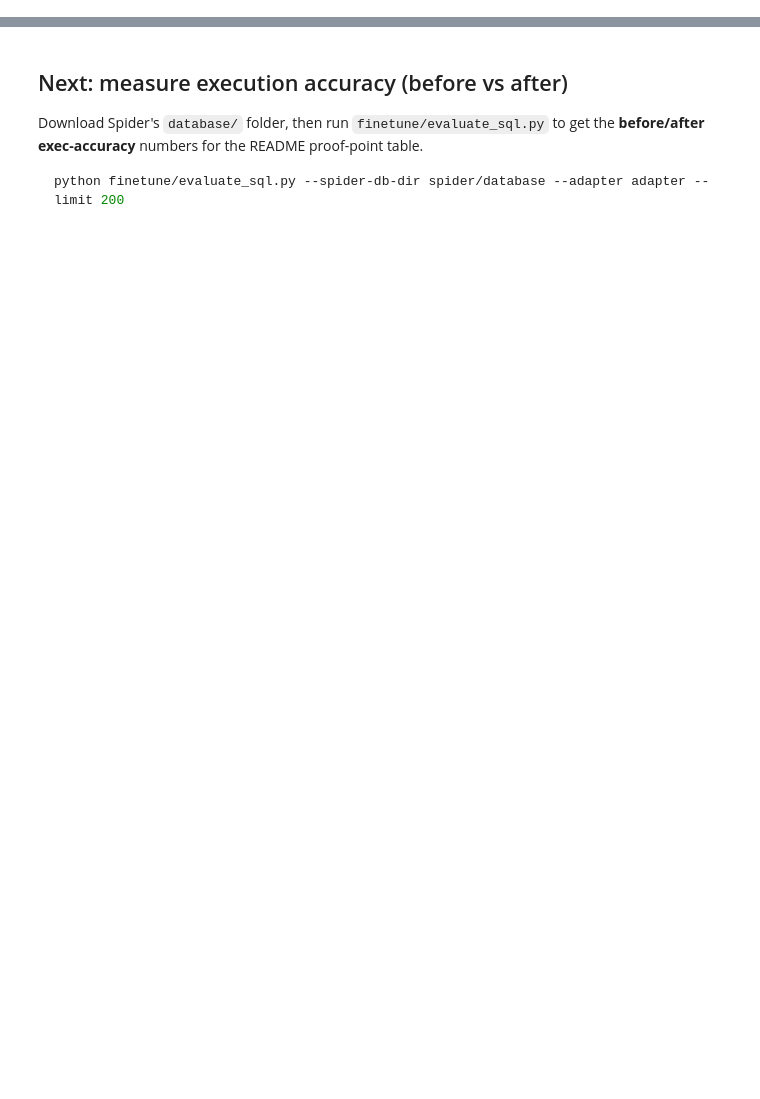
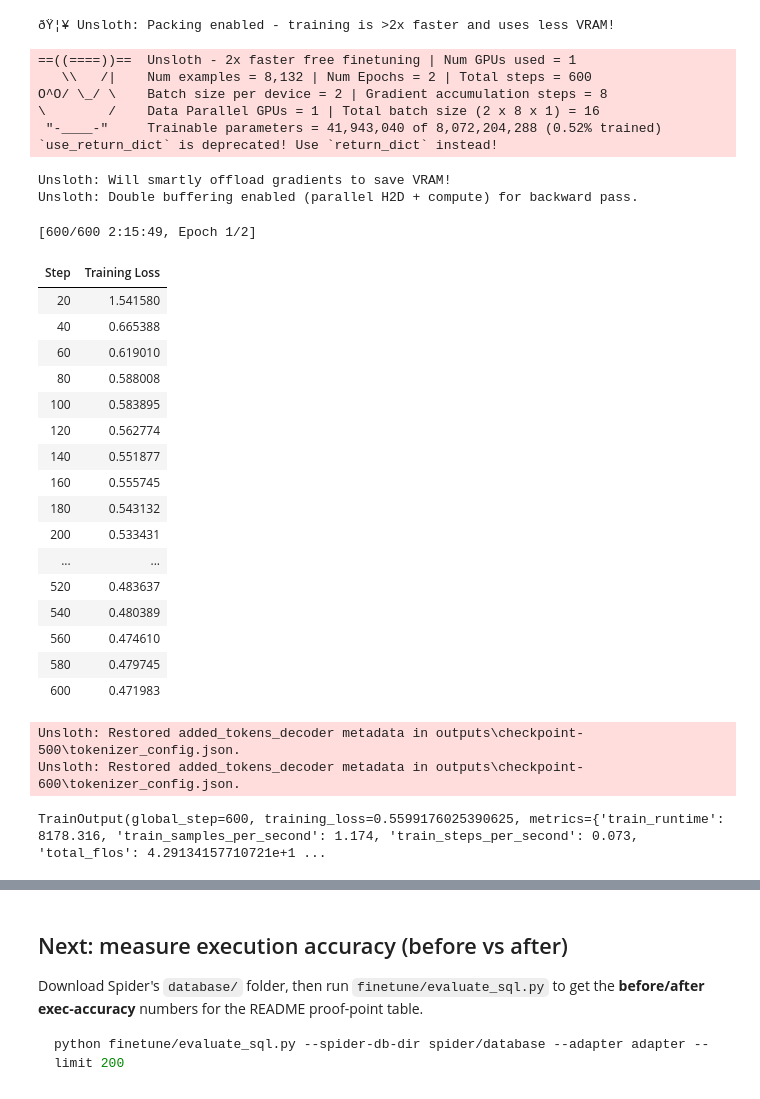
Before and after one commit to Abhi241-bot/Datascience2, a Jupyter notebook: finetune/train_qlora.ipynb, the cells around one changed output, grey strips where cells are left out. Drawn from its saved outputs; the diff is of its cells as text; code cells hidden in the pictures; blank space fills up the shorter version.

```diff
--- a/finetune/train_qlora.ipynb
+++ b/finetune/train_qlora.ipynb
@@ -16,5 +39,8 @@ Phase 1 of the Multi-Agent Analyst System. Fine-tunes a 4-bit base model with QL
 # %%
-# 2. Config — tuned for a single NVIDIA RTX A4500 (20 GB, Ampere / bf16)
+import os
+os.environ["HF_HUB_DISABLE_XET"] = "1"   # avoid hf-xet "fast download" stalls on Windows
+
+# 2. Config â€” tuned for a single NVIDIA RTX A4500 (20 GB, Ampere / bf16)
 BASE_MODEL    = "unsloth/Meta-Llama-3.1-8B-Instruct-bnb-4bit"  # 4-bit base
 MAX_SEQ_LEN   = 1024          # schema+question+SQL is short; 1024 is plenty & much faster than 2048
 LORA_R        = 16
@@ -22,12 +48,13 @@ LORA_ALPHA    = 32
 LORA_DROPOUT  = 0.0
 LEARNING_RATE = 2e-4
 EPOCHS        = 1
-BATCH_SIZE    = 8             # 20 GB handles 8B-4bit @ seq 1024 with packing (drop to 4 if OOM)
-GRAD_ACCUM    = 2             # effective batch = 16
-MAX_STEPS     = 600           # TIME CAP — enough to show a clear before/after delta (~10-15 min).
+BATCH_SIZE    = 2             # was 8 -> maxed 20GB VRAM, forcing slow CPU gradient-offload thrash.
+                              # 2 fits with headroom so unsloth does NOT offload -> far faster/step.
+GRAD_ACCUM    = 8             # effective batch = 16 (unchanged: 2 x 8), so training result is same
+MAX_STEPS     = 600           # TIME CAP â€” enough to show a clear before/after delta (~10-15 min).
                               # Set to 0 to train a full epoch instead (slower, marginally better).
 MAX_TRAIN     = 0             # 0 = all rows; MAX_STEPS already bounds wall-clock
 OUTPUT_DIR    = "outputs"
 ADAPTER_DIR   = "adapter"
-HF_REPO       = ""            # e.g. "your-username/llama31-sql-qlora" to push to the Hub
+HF_REPO       = "abhiram3000/llama31-sql-qlora"
 # %% [markdown]
@@ -83,8 +137,11 @@ model = FastLanguageModel.get_peft_model(
 # %%
-# 5. Train (QLoRA via TRL SFTTrainer) — optimized for RTX A4500
+# 5. Train (QLoRA via TRL SFTTrainer) â€” optimized for RTX A4500
 # Speedups vs the T4 defaults: bf16 (Ampere), packing=True (no padding waste),
 # bigger batch, shorter seq len, and a max_steps time cap.
-# IMPORTANT: pass tokenizer=tokenizer directly — do NOT rename it to processing_class.
+# IMPORTANT: pass tokenizer=tokenizer directly â€” do NOT rename it to processing_class.
+# NOTE: dataset_num_proc=None â€” REQUIRED on Windows. In datasets>=4.x, num_proc=1 still
+# uses a Pool(1) worker that dies in Jupyter ("subprocess abruptly died"); only None
+# takes the pure single-process path. Unsloth keeps None as-is on spawn (Windows).
 from trl import SFTTrainer
 from unsloth import is_bfloat16_supported
 
@@ -101,33 +158,64 @@ targs = dict(
     optim="adamw_8bit",
     weight_decay=0.01,
     lr_scheduler_type="cosine",
     seed=42,
     output_dir=OUTPUT_DIR,
     report_to="none",
 )
 
 # packing=True concatenates short examples to fill MAX_SEQ_LEN -> far fewer steps,
-# big throughput win for short SQL samples. dataset_num_proc speeds up tokenization.
+# big throughput win for short SQL samples.
 try:
     from trl import SFTConfig
     trainer = SFTTrainer(
         model=model,
         tokenizer=tokenizer,
         train_dataset=train_ds,
         args=SFTConfig(dataset_text_field="text", max_seq_length=MAX_SEQ_LEN,
-                       packing=True, dataset_num_proc=2, **targs),
+                       packing=True, dataset_num_proc=None, **targs),
     )
 except (ImportError, TypeError):
     from transformers import TrainingArguments
     trainer = SFTTrainer(
         model=model,
         tokenizer=tokenizer,
         train_dataset=train_ds,
         dataset_text_field="text",
         max_seq_length=MAX_SEQ_LEN,
         packing=True,
-        dataset_num_proc=2,
+        dataset_num_proc=None,
         args=TrainingArguments(**targs),
     )
 
 trainer.train()
+# %% [output]
+ðŸ¦¥ Unsloth: Packing enabled - training is >2x faster and uses less VRAM!
+==((====))==  Unsloth - 2x faster free finetuning | Num GPUs used = 1
+   \\   /|    Num examples = 8,132 | Num Epochs = 2 | Total steps = 600
+O^O/ \_/ \    Batch size per device = 2 | Gradient accumulation steps = 8
+\        /    Data Parallel GPUs = 1 | Total batch size (2 x 8 x 1) = 16
+ "-____-"     Trainable parameters = 41,943,040 of 8,072,204,288 (0.52% trained)
+`use_return_dict` is deprecated! Use `return_dict` instead!
+Unsloth: Will smartly offload gradients to save VRAM!
+Unsloth: Double buffering enabled (parallel H2D + compute) for backward pass.
+[600/600 2:15:49, Epoch 1/2]
+| Step | Training Loss |
+| 20 | 1.541580 |
+| 40 | 0.665388 |
+| 60 | 0.619010 |
+| 80 | 0.588008 |
+| 100 | 0.583895 |
+| 120 | 0.562774 |
+| 140 | 0.551877 |
+| 160 | 0.555745 |
+| 180 | 0.543132 |
+| 200 | 0.533431 |
+| ... | ... |
+| 520 | 0.483637 |
+| 540 | 0.480389 |
+| 560 | 0.474610 |
+| 580 | 0.479745 |
+| 600 | 0.471983 |
+Unsloth: Restored added_tokens_decoder metadata in outputs\checkpoint-500\tokenizer_config.json.
+Unsloth: Restored added_tokens_decoder metadata in outputs\checkpoint-600\tokenizer_config.json.
+TrainOutput(global_step=600, training_loss=0.5599176025390625, metrics={'train_runtime': 8178.316, 'train_samples_per_second': 1.174, 'train_steps_per_second': 0.073, 'total_flos': 4.29134157710721e+1 ...
```
Also changed, not shown: parts of 12 cells of this notebook, 3 other files.
